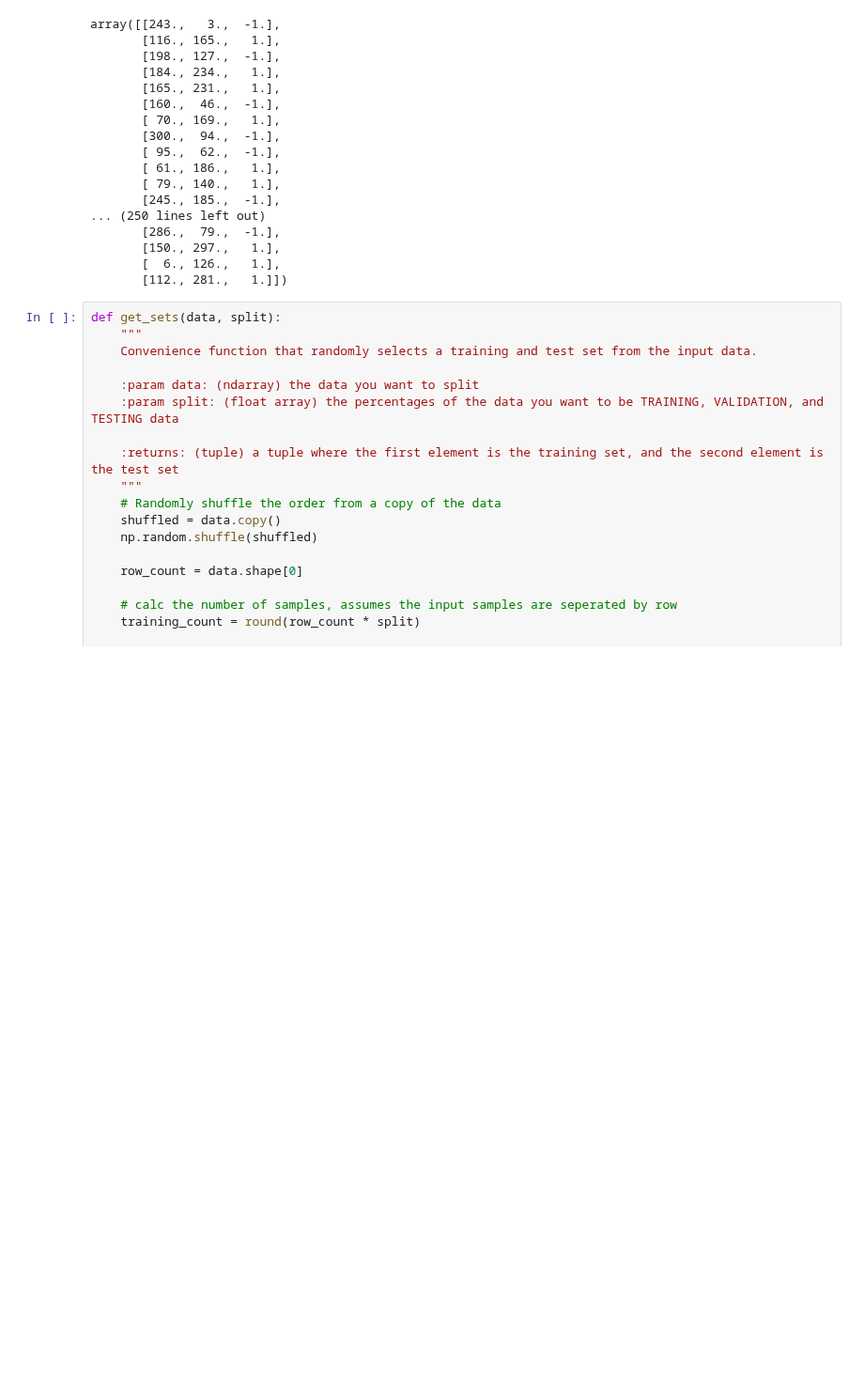
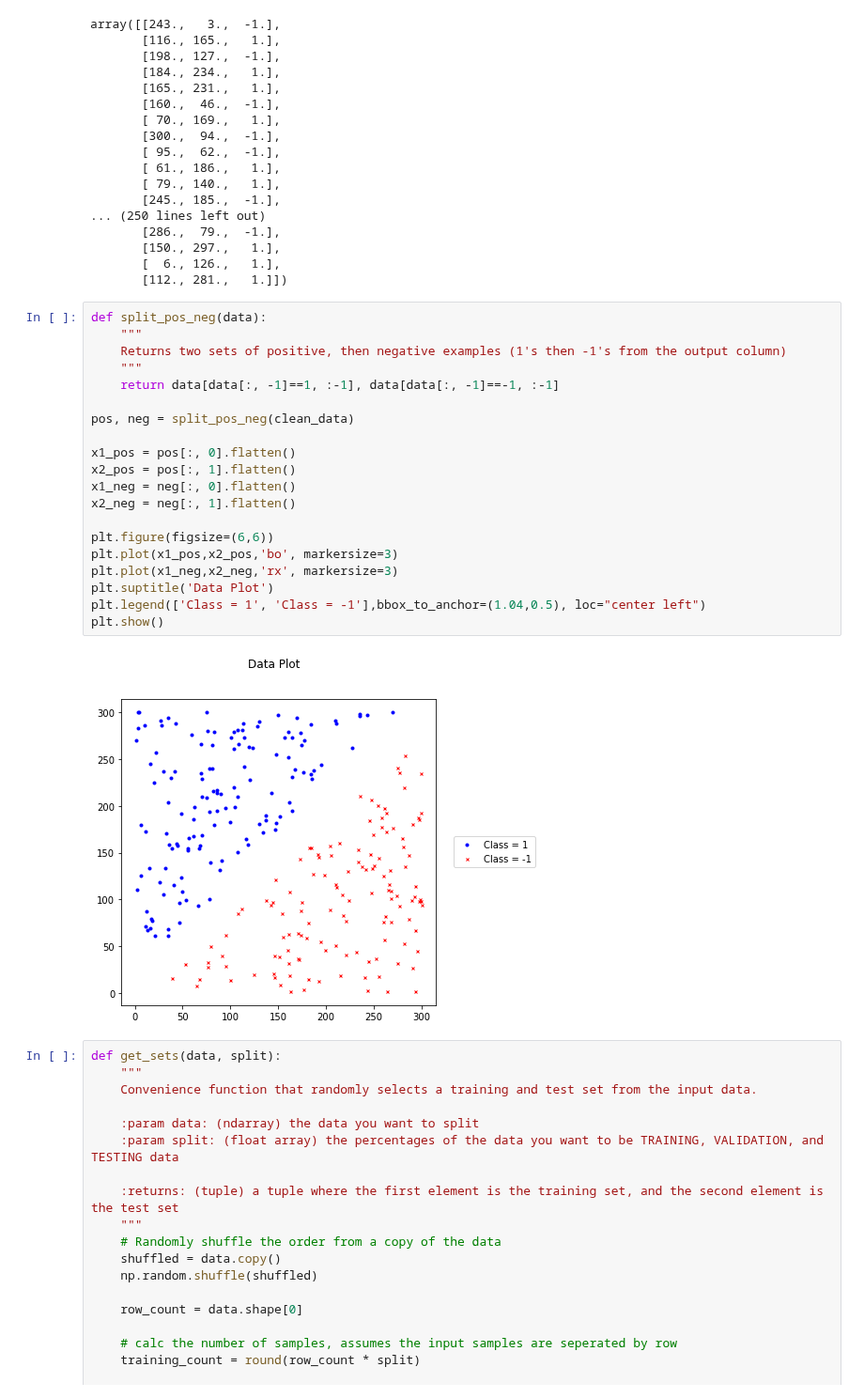
Before and after one commit to willisterh/cs6037-ml, a Jupyter notebook: as6/as6.ipynb, the cells around one changed output. Shown at 94% size. Cells and saved outputs as stored; diff of their text form; blank space fills up the shorter version.

Commit message:
Added plot of data

```diff
--- a/as6/as6.ipynb
+++ b/as6/as6.ipynb
@@ -99,6 +99,28 @@ array([[243.,   3.,  -1.],
        [150., 297.,   1.],
        [  6., 126.,   1.],
        [112., 281.,   1.]])
+# %%
+def split_pos_neg(data):
+    """
+    Returns two sets of positive, then negative examples (1's then -1's from the output column)
+    """
+    return data[data[:, -1]==1, :-1], data[data[:, -1]==-1, :-1]
+
+pos, neg = split_pos_neg(clean_data)
+
+x1_pos = pos[:, 0].flatten()
+x2_pos = pos[:, 1].flatten()
+x1_neg = neg[:, 0].flatten()
+x2_neg = neg[:, 1].flatten()
+
+plt.figure(figsize=(6,6))
+plt.plot(x1_pos,x2_pos,'bo', markersize=3)
+plt.plot(x1_neg,x2_neg,'rx', markersize=3)
+plt.suptitle('Data Plot')
+plt.legend(['Class = 1', 'Class = -1'],bbox_to_anchor=(1.04,0.5), loc="center left")
+plt.show()
+# %% [output]
+[figure, added]
 # %%
 def get_sets(data, split):
     """
```
Also changed, not shown: parts of 4 cells of this notebook.
